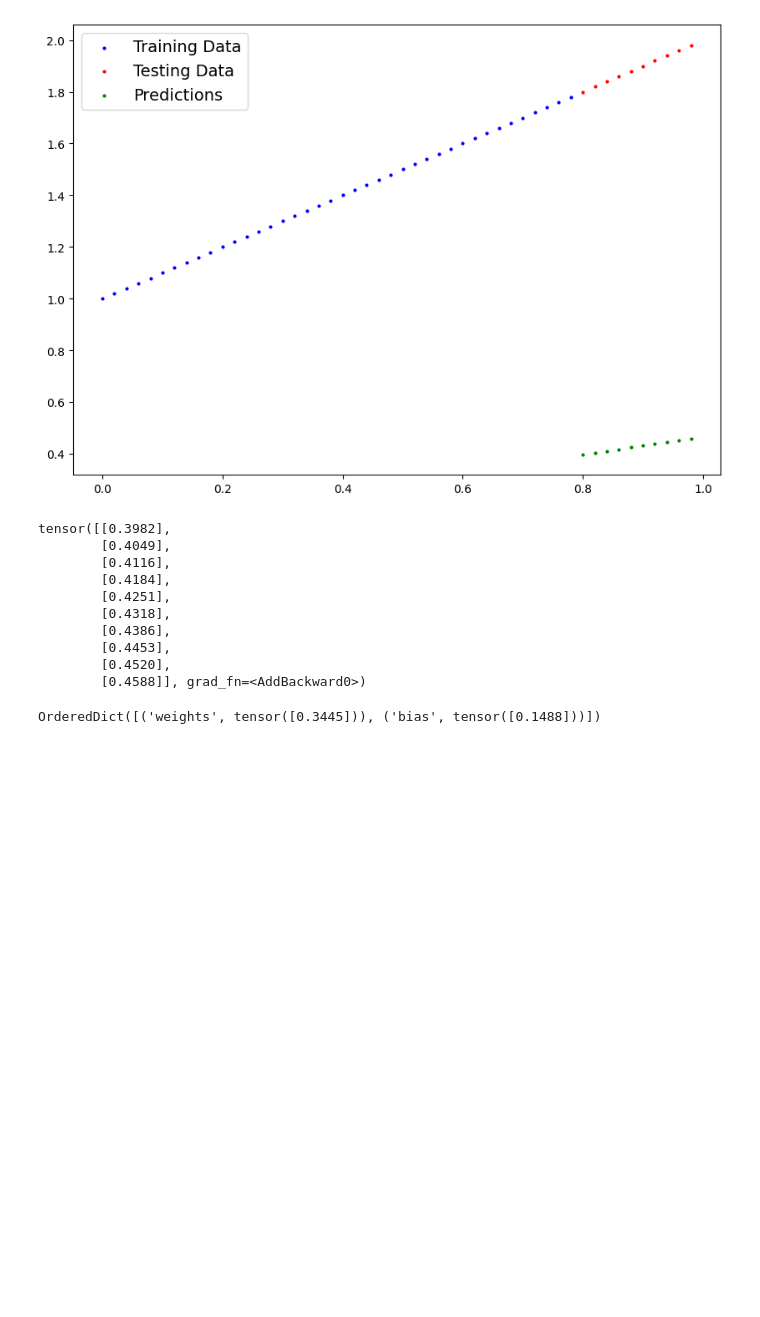
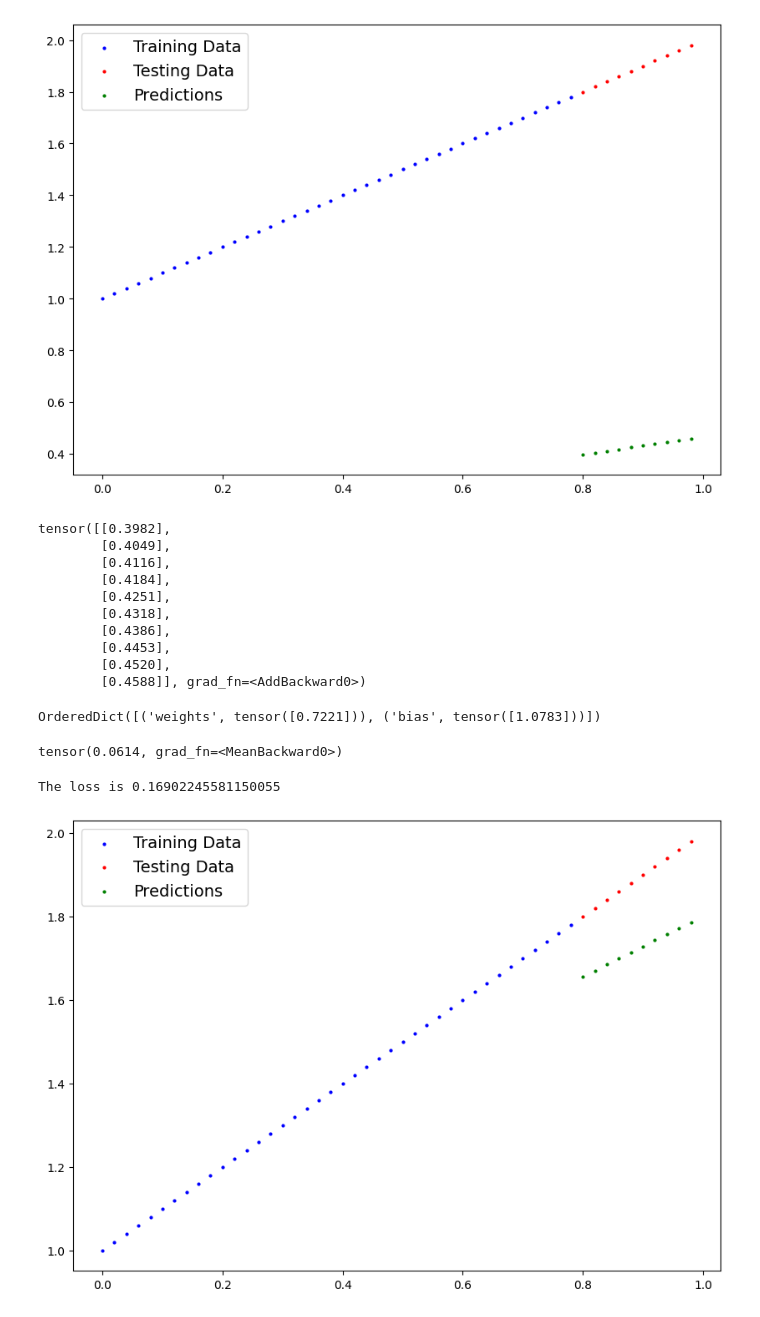
Before and after one commit to SahilJain8/Deep-learing---PyTorch, a Jupyter notebook: pytorch-workflow/pytorch-workflow.ipynb, the cells around one changed output. Saved outputs shown, nothing was run; the diff lists cells and outputs as text; code cells hidden in the pictures; blank space fills up the shorter version.

Commit message:
100 epochs

```diff
--- a/pytorch-workflow/pytorch-workflow.ipynb
+++ b/pytorch-workflow/pytorch-workflow.ipynb
@@ -183,7 +183,8 @@ loss_fn = nn.L1Loss()
 
 opt_fn = torch.optim.SGD(params=model_0.parameters(),lr=0.01)
 # %%
-epochs = 1
+torch.manual_seed(42)
+epochs = 100
 
 for epoch in range(epochs):
     model_0.train() #Train model in PyTorch set all parameters that require gradient to require gradient
@@ -196,8 +197,26 @@ for epoch in range(epochs):
     loss.backward()
     opt_fn.step()
 
-    model_0.eval() # sets the Gradient to False
+    model_0.eval() # sets the Gradient to False sets it evaluation mode
 # %%
 model_0.state_dict()
 # %% [output]
-OrderedDict([('weights', tensor([0.3445])), ('bias', tensor([0.1488]))])
+OrderedDict([('weights', tensor([0.7221])), ('bias', tensor([1.0783]))])
+# %%
+print(loss)
+# %% [output]
+tensor(0.0614, grad_fn=<MeanBackward0>)
+# %%
+with torch.inference_mode(): # turns off gradient tracking or torch.no_grad
+    test_pred = model_0(X_test)
+
+    # calculate the loss
+    test_loss = loss_fn(test_pred,Y_test)
+# %%
+print(f"The loss is {test_loss} ")
+# %% [output]
+The loss is 0.16902245581150055
+# %%
+plot_predictions(predictions=test_pred)
+# %% [output]
+[figure, added]
```
